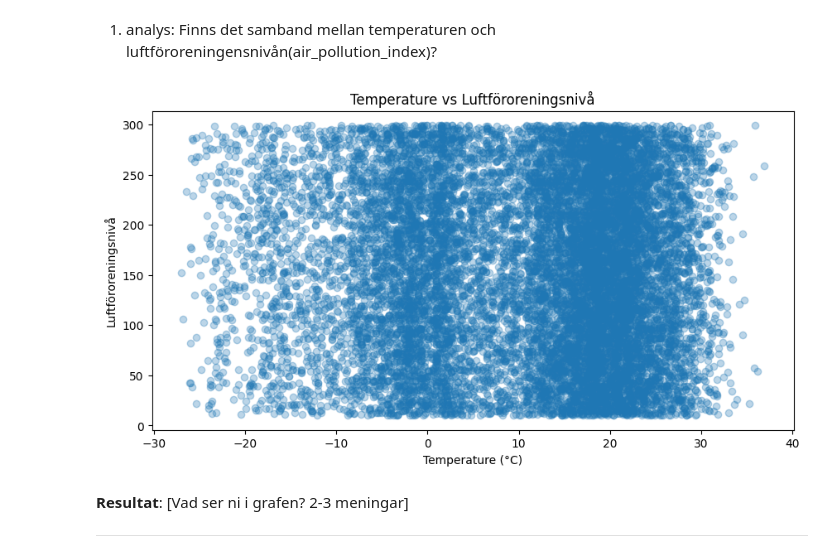
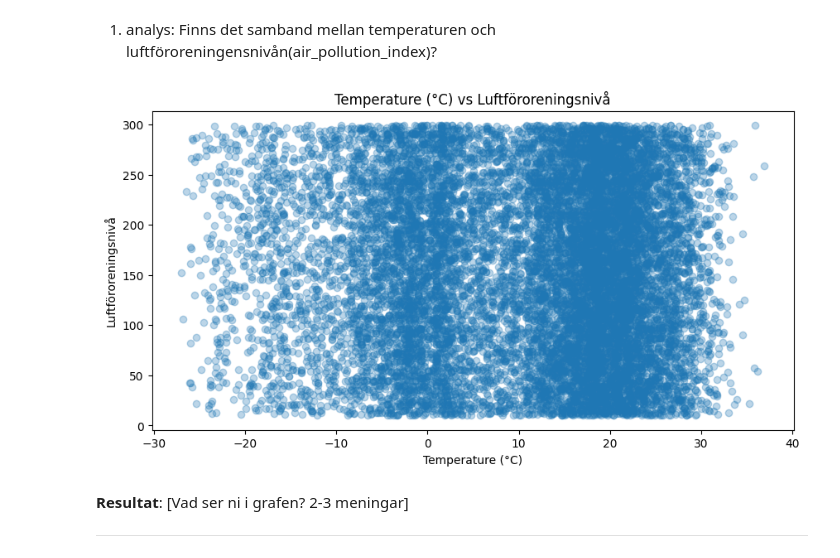
Before and after one commit to regissoren7/big-data-iot-labs, a Jupyter notebook: mini-projekt/Mohamed.Filimon.ipynb, the cells around one changed output. Cells and saved outputs as stored; diff of their text form; code cells hidden in the pictures.

```diff
--- a/mini-projekt/Mohamed.Filimon.ipynb
+++ b/mini-projekt/Mohamed.Filimon.ipynb
@@ -122,21 +122,21 @@ datan är bra skick men det finns endas saknade värden och det är kolmnunen is
 # %%
 # ANALYS 1: Finns det ett samband mellan temperatur och luftföroreningar?
 
 import matplotlib.pyplot as plt
 
 #skapa en figur med storlek 10x5
 plt.figure(figsize=(10,5))
 
 #rita scatter plot
 plt.scatter(df["temperature"], df["air_pollution_index"], alpha=0.3)
 
 #namn på x-axeln, y-axeln och titel på grafen
 plt.xlabel("Temperature (°C)")
 plt.ylabel("Luftföroreningsnivå")
-plt.title("Temperature vs Luftföroreningsnivå")
+plt.title("Temperature (°C) vs Luftföroreningsnivå")
 plt.show()
 # %% [output]
-[figure, old version]
+[figure, new version]
 # %% [markdown]
 **Resultat**: [Vad ser ni i grafen? 2-3 meningar]
 
```
